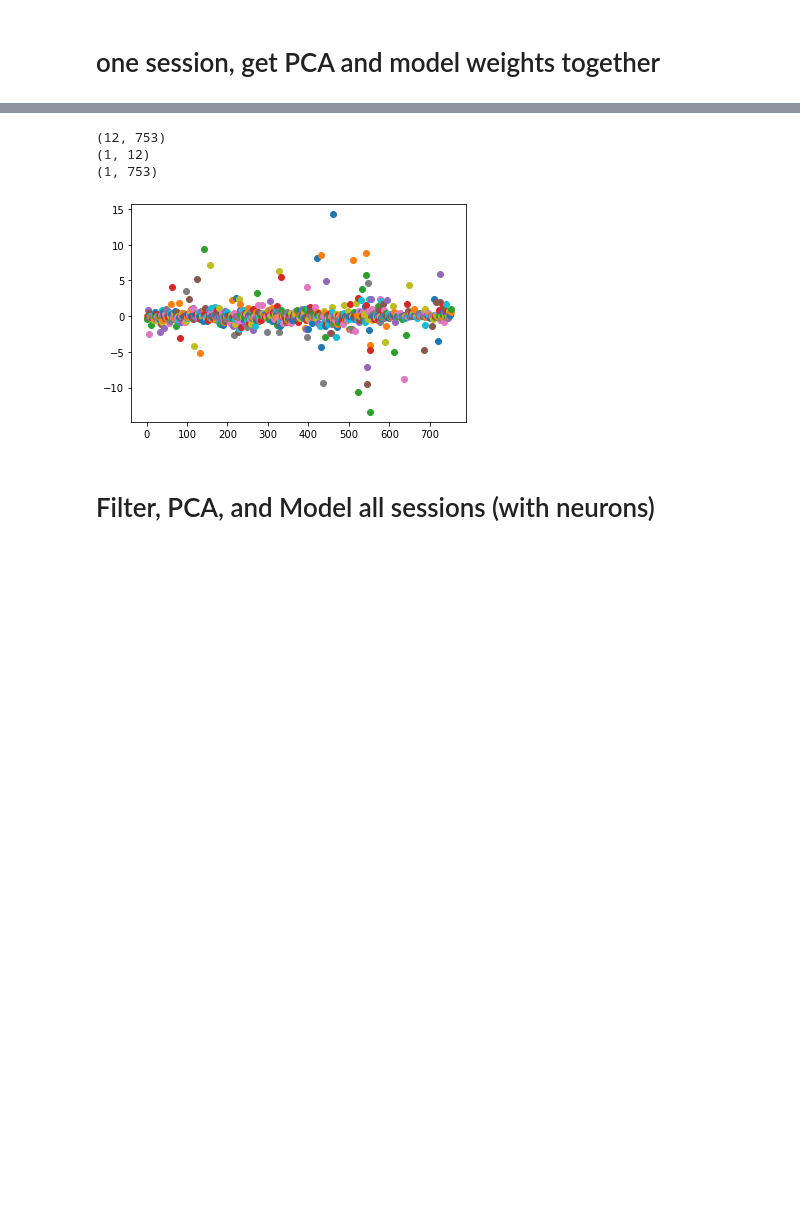
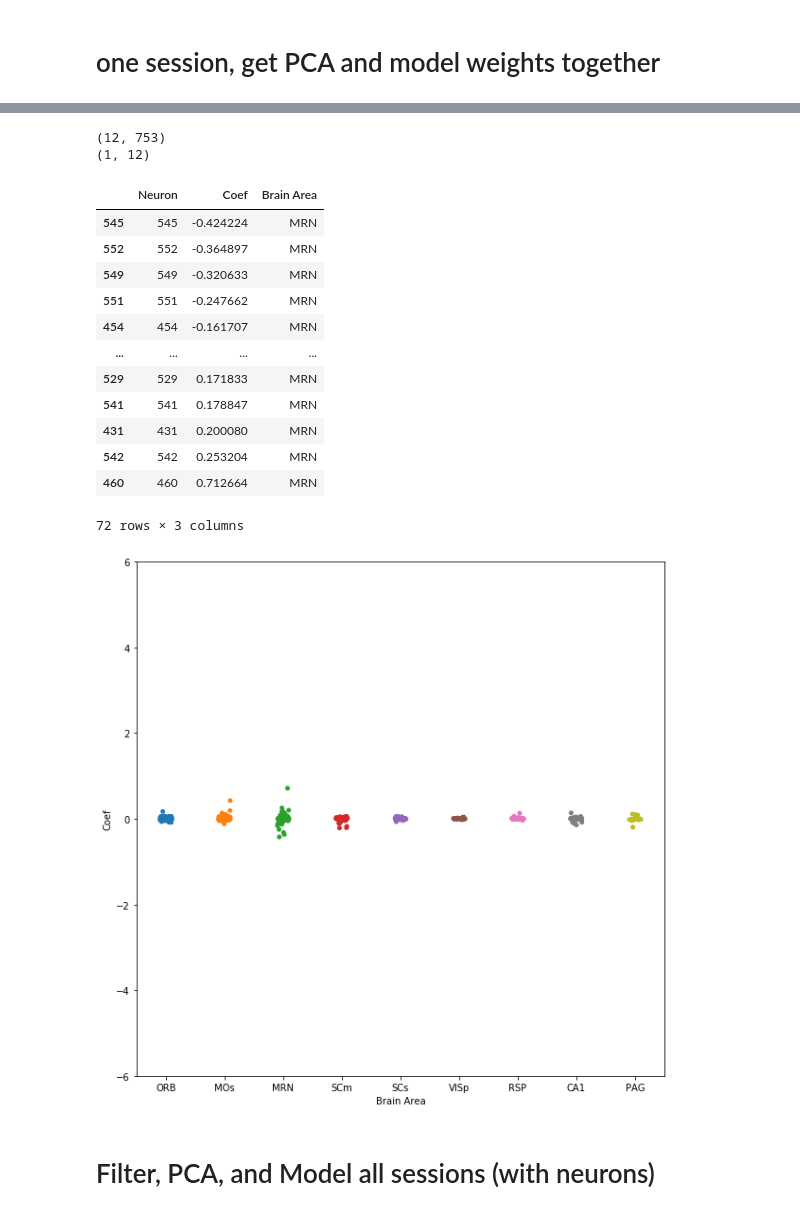
Before and after one commit to jorgeerrz/mistaken_mice, a Jupyter notebook: mistaken_mice.ipynb, the cells around one changed output, grey strips where cells are left out. Drawn from its saved outputs; the diff is of its cells as text; code cells hidden in the pictures; blank space fills up the shorter version.

Commit message:
checking coefficients

```diff
--- a/mistaken_mice.ipynb
+++ b/mistaken_mice.ipynb
@@ -180,44 +146,69 @@ plot_session(alldat,session,unfair_only=True,chosey_only=True, nonzero_only=True
 # %%
 # help(LogisticRegression)
 # %%
+import pandas as pd
+import seaborn as sns
+
 allb = ['ACA','ACB','APN', 'AUD', 'BLA', 'BMA', 'CA', 'CA1', 'CA2', 'CA3', 'CL', 'COA',
  'CP','DG','DP','EP','EPd','GPe','IC' ,'ILA', 'LD', 'LGd' ,'LH', 'LP', 'LS',
  'LSc','LSr','MB','MD','MEA','MG','MOp','MOs','MRN','MS','NB','OLF','ORB',
  'ORBm','OT','PAG','PIR','PL','PO','POL','POST','PT','RN','RSP','RT',
  'SCig','SCm','SCs','SCsg','SI','SNr','SPF','SSp','SSs','SUB','TH','TT',
  'VAL','VISa','VISam','VISl','VISp','VISpm','VISrl','VPL','VPM','ZI']
 
 session = 13
 filtered = filter_spikes(alldat,session,unfair_only=True,chosey_only=True, nonzero_only=True,brain_area=allb)
 dat = neurons_PCA(filtered,0.9,0,250)
 print(np.shape(dat['weights']))
 
 
 lambda_L2 = 1
-penalty = "none"
-l1args = {}
+penalty = "l1"
+l1args = {'max_iter':5000,'solver':'saga'}
 left_bias = np.mean((filtered['chcs'])==1)
 choice_bias = [left_bias if left_bias > .5 else (1.0-left_bias)]
 w = {-1:left_bias, 1:(1-left_bias)}
 # l1args = {'solver':"saga", 'max_iter':5000}
 logreg = LogisticRegression(penalty = penalty, C = lambda_L2, **l1args)
 logreg.fit((dat['PCs']).T, dat['chcs'])
 print(np.shape(logreg.coef_))
 
 pclogreg_coeffs = logreg.coef_ @ dat['weights']
-print(np.shape(pclogreg_coeffs))
+#print(np.shape(pclogreg_coeffs))
 
-brain_coeffs = []
-for i,coef in enumerate(pclogreg_coeffs[0,:]):
-     plt.plot([i],[coef], 'o', label=filtered['brain_area'][i])
+#brain_coeffs = []
+#for i,coef in enumerate(pclogreg_coeffs[0,:]):
+#     plt.plot([i],[coef], 'o', label=filtered['brain_area'][i])
+
+pclogreg_coeffs_f = pclogreg_coeffs[0,:]
+
+data_summary = pd.DataFrame({'Neuron':np.arange(len(pclogreg_coeffs_f)),'Coef':pclogreg_coeffs_f,'Brain Area':filtered['brain_area']})
+# plt.plot(pclogreg_coeffs[0,:], 'o', label=filtered['brain_area'])
 
 
-# plt.plot(pclogreg_coeffs[0,:], 'o', label=filtered['brain_area'])
+fig,axe = plt.subplots(1, 1, figsize=(10, 10))
+
+sns.stripplot(x='Brain Area',y='Coef',data=data_summary,ax=axe)
+axe.set_ylim(-6,6)
+data_summary.groupby('Brain Area').agg(lambda x: np.sum((np.abs(x)>(np.std(x)+np.mean(x)))))
+data_summary[data_summary['Brain Area']=='MRN'].sort_values('Coef')
 # %% [output]
 (12, 753)
 (1, 12)
-(1, 753)
+|  | Neuron | Coef | Brain Area |
+| 545 | 545 | -0.424224 | MRN |
+| 552 | 552 | -0.364897 | MRN |
+| 549 | 549 | -0.320633 | MRN |
+| 551 | 551 | -0.247662 | MRN |
+| 454 | 454 | -0.161707 | MRN |
+| ... | ... | ... | ... |
+| 529 | 529 | 0.171833 | MRN |
+| 541 | 541 | 0.178847 | MRN |
+| 431 | 431 | 0.200080 | MRN |
+| 542 | 542 | 0.253204 | MRN |
+| 460 | 460 | 0.712664 | MRN |
+72 rows × 3 columns
-[figure, old version]
+[figure, new version]
 # %% [markdown]
 # Filter, PCA, and Model all sessions (with neurons)
 # %%
```
Also changed, not shown: parts of 11 cells of this notebook, 1 other file.
